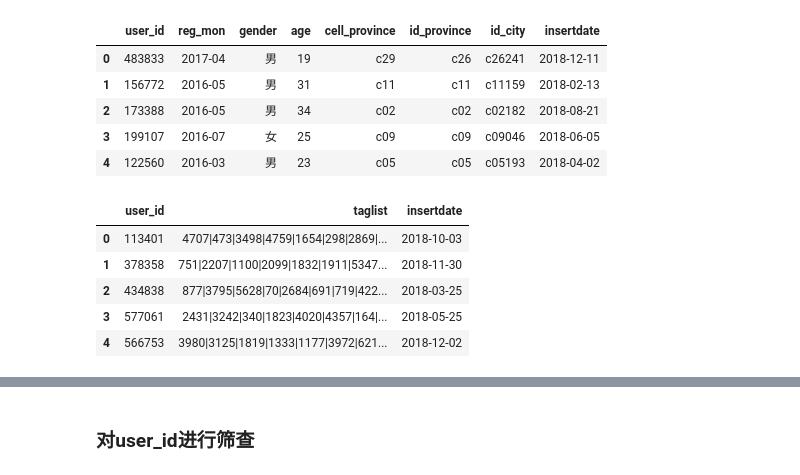
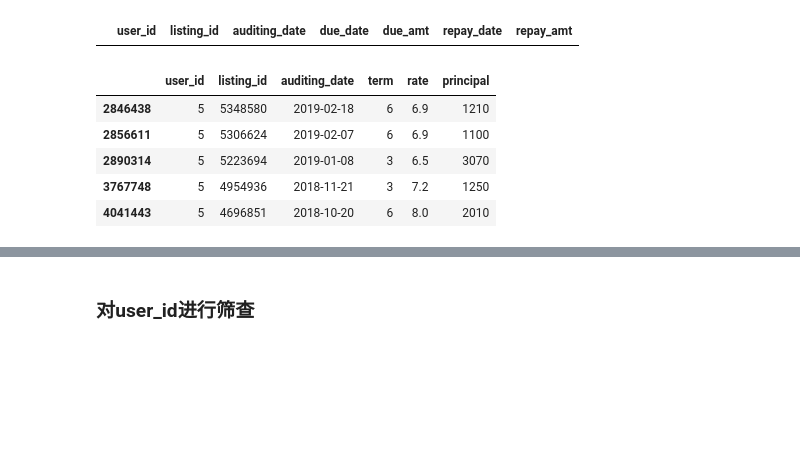
Before and after one commit to alexliu2360/XiaoNianGao, a Jupyter notebook: baseline.ipynb, the cells around one changed output, grey strips where cells are left out. Cells and saved outputs as stored; diff of their text form; code cells hidden in the pictures; blank space fills up the shorter version.

```diff
--- a/baseline.ipynb
+++ b/baseline.ipynb
@@ -62,18 +37,13 @@ test_data.head()
-# %%
-user_info_data.head()
-# %% [output]
-|  | user_id | reg_mon | gender | age | cell_province | id_province | id_city | insertdate |
-| 0 | 483833 | 2017-04 | 男 | 19 | c29 | c26 | c26241 | 2018-12-11 |
-| 1 | 156772 | 2016-05 | 男 | 31 | c11 | c11 | c11159 | 2018-02-13 |
-| 2 | 173388 | 2016-05 | 男 | 34 | c02 | c02 | c02182 | 2018-08-21 |
-| 3 | 199107 | 2016-07 | 女 | 25 | c09 | c09 | c09046 | 2018-06-05 |
-| 4 | 122560 | 2016-03 | 男 | 23 | c05 | c05 | c05193 | 2018-04-02 |
-# %%
-user_taglist_data.head()
-# %% [output]
-|  | user_id | taglist | insertdate |
-| 0 | 113401 | 4707|473|3498|4759|1654|298|2869|... | 2018-10-03 |
-| 1 | 378358 | 751|2207|1100|2099|1832|1911|5347... | 2018-11-30 |
-| 2 | 434838 | 877|3795|5628|70|2684|691|719|422... | 2018-03-25 |
-| 3 | 577061 | 2431|3242|340|1823|4020|4357|164|... | 2018-05-25 |
-| 4 | 566753 | 3980|3125|1819|1333|1177|3972|621... | 2018-12-02 |
+# %%
+train_data.loc[train_data['user_id'] == 5]
+# %% [output]
+|  | user_id | listing_id | auditing_date | due_date | due_amt | repay_date | repay_amt |
+# %%
+listing_info_data.loc[listing_info_data['user_id'] == 5]
+# %% [output]
+|  | user_id | listing_id | auditing_date | term | rate | principal |
+| 2846438 | 5 | 5348580 | 2019-02-18 | 6 | 6.9 | 1210 |
+| 2856611 | 5 | 5306624 | 2019-02-07 | 6 | 6.9 | 1100 |
+| 2890314 | 5 | 5223694 | 2019-01-08 | 3 | 6.5 | 3070 |
+| 3767748 | 5 | 4954936 | 2018-11-21 | 3 | 7.2 | 1250 |
+| 4041443 | 5 | 4696851 | 2018-10-20 | 6 | 8.0 | 2010 |
```
Also changed, not shown: parts of 29 cells of this notebook.
